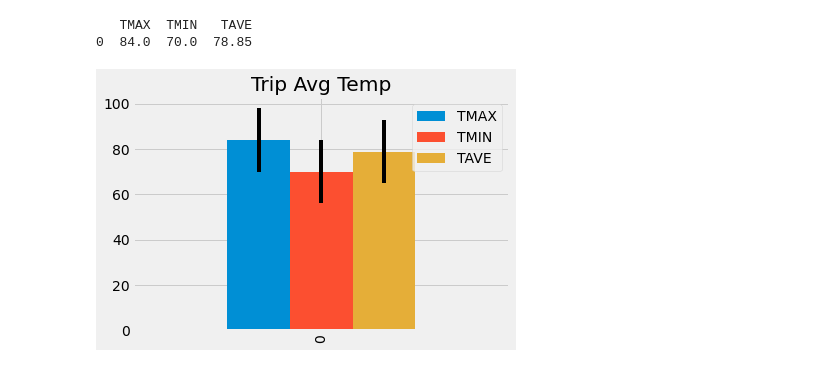
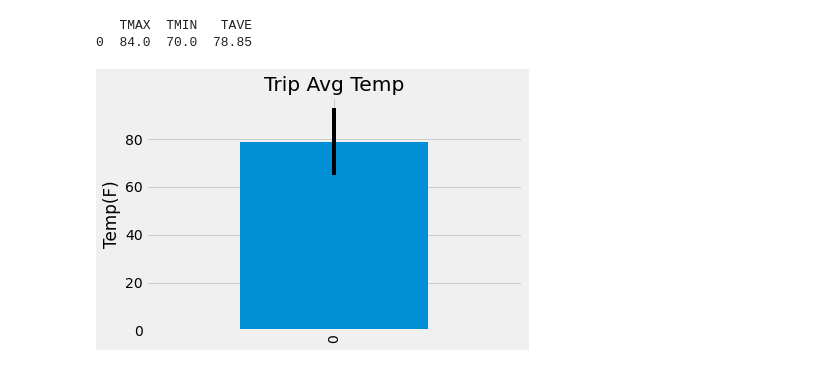
Before and after one commit to mgfrancis/sqlalchemy-challenge, a Jupyter notebook: Case/climate_starter.ipynb, the cells around one changed output. Saved outputs shown, nothing was run; the diff lists cells and outputs as text; code cells hidden in the pictures.

```diff
--- a/Case/climate_starter.ipynb
+++ b/Case/climate_starter.ipynb
@@ -220,18 +240,19 @@ temps_df = calc_temps('2017-07-31','2017-08-15')
 # %%
 # Plot the results from your previous query as a bar chart.
 # Use "Trip Avg Temp" as your Title
 # Use the average temperature for the y value
 # Use the peak-to-peak (tmax-tmin) value as the y error bar (yerr)
 
-temps_df.plot(kind='bar', yerr = [temps_df['TMAX'] - temps_df['TMIN']])
+temps_df['TAVE'].plot(kind='bar', yerr = [temps_df['TMAX'] - temps_df['TMIN']])
 
 plt.title("Trip Avg Temp")
+plt.ylabel('Temp(F)')
 #plt.errorbar(x, y, xerr=0.4, yerr)
 #errorbar(x,y, yerr, marker='s', mfd='red', mec = 'green', ms=20, mew=4)
 
 plt.show()
 # %% [output]
-[figure, old version]
+[figure, new version]
 # %%
 # Calculate the total amount of rainfall per weather station for your trip dates using the previous year's matching dates.
 # Sort this in descending order by precipitation amount and list the station, name, latitude, longitude, and elevation
```
Also changed, not shown: parts of 9 cells of this notebook.
